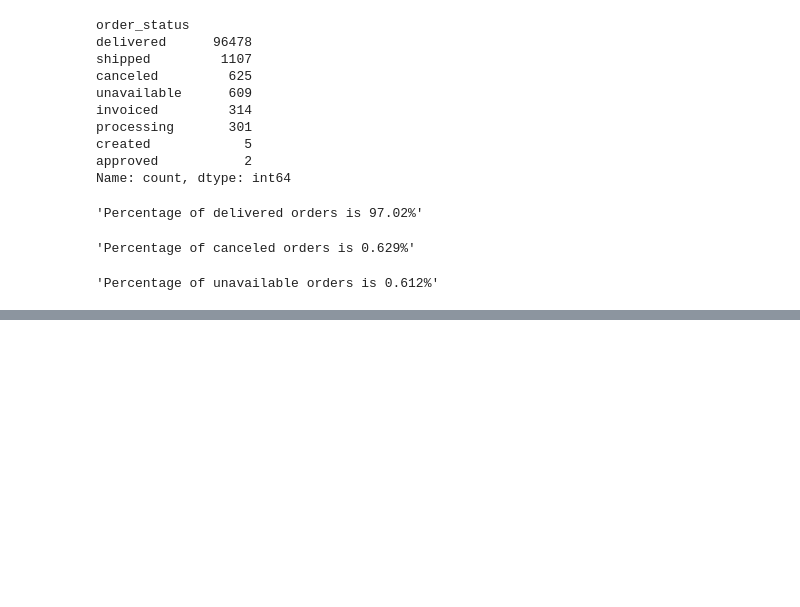
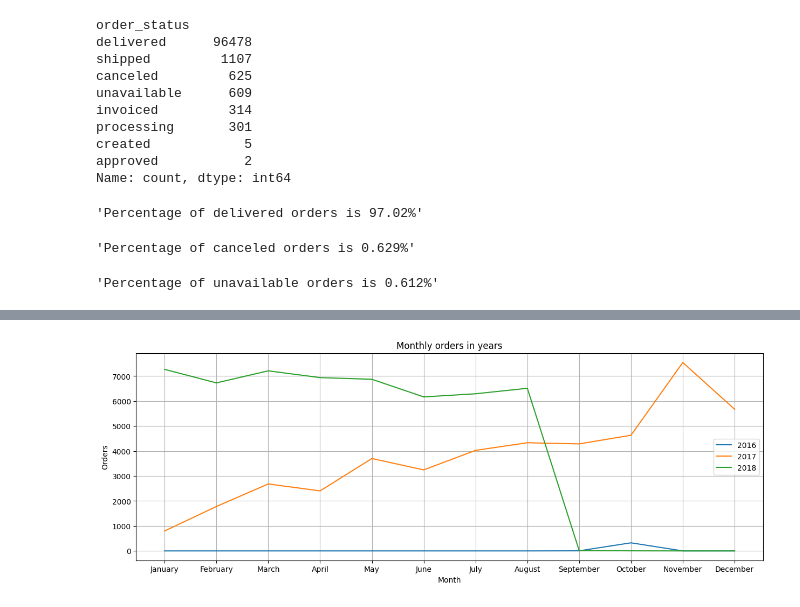
Before and after one commit to FinnMax/olist-python-eda, a Jupyter notebook: notebooks/03_EDA.ipynb, the cells around one changed output, grey strips where cells are left out. Cells and saved outputs as stored; diff of their text form; code cells hidden in the pictures; blank space fills up the shorter version.

```diff
--- a/notebooks/03_EDA.ipynb
+++ b/notebooks/03_EDA.ipynb
@@ -170,15 +171,78 @@ unavailable_orders = display(orders_status_percentage(dataset=orders_dataset, or
 # %%
 #Is the platform growing?
 #Are orders increasing or decreasing?
+orders_dataset.head()
+orders_dataset.dtypes
+orders_purchased_2016 = orders_dataset["order_purchase_timestamp"].dt.year == 2016
+orders_purchased_2017 = orders_dataset["order_purchase_timestamp"].dt.year == 2017
+orders_purchased_2018 = orders_dataset["order_purchase_timestamp"].dt.year == 2018
+
+
+yearly_sales = pd.DataFrame(
+    {
+        "Year": [2016, 2017, 2018],
+        "Orders": [
+          orders_purchased_2016.sum(),
+          orders_purchased_2017.sum(),
+          orders_purchased_2018.sum()
+        ]
+    }
+)
+
+yearly_sales["Growth (%)"] = round(yearly_sales["Orders"].pct_change() * 100, 2)
+
+
+display(yearly_sales) #Based on this it can be seen that the platform definietely growing
+
 #Are there seasonal patterns?
 #Which months are strongest?
-orders_dataset.head()
-orders_dataset.dtypes
-orders_purchased_2016 = len(orders_dataset[orders_dataset["order_purchase_timestamp"].dt.year == 2016])
-orders_purchased_2017 = len(orders_dataset[orders_dataset["order_purchase_timestamp"].dt.year == 2017])
-orders_purchased_2018 = len(orders_dataset[orders_dataset["order_purchase_timestamp"].dt.year == 2018])
+def calculate_monthly_sale(dataset, year):
+    monthly_sales = {}
+    year_sales = dataset[dataset["order_purchase_timestamp"].dt.year == year]
+    for month in range(1, 13):
+        monthly_sales[month] = (year_sales["order_purchase_timestamp"].dt.month == month).sum()
+    return monthly_sales
 
-display(f"Orders purchased in 2016: {orders_purchased_2016}")
-display(f"Orders purchased in 2017: {orders_purchased_2017}")
-display(f"Orders purchased in 2018: {orders_purchased_2018}")
+monthly_sales_2016 = calculate_monthly_sale(dataset=orders_dataset, year=2016)
+monthly_sales_2017 = calculate_monthly_sale(dataset=orders_dataset, year=2017)
+monthly_sales_2018 = calculate_monthly_sale(dataset=orders_dataset, year=2018)
+
+pd_monthly_sales = pd.DataFrame(
+    {
+    "Month": ["January", "February", "March", "April", "May", "June", "July", "August", "September", "October", "November", "December"],
+    "Sales 2016": monthly_sales_2016.values(),
+    "Sales 2017": monthly_sales_2017.values(),
+    "Sales 2018": monthly_sales_2018.values()
+    }
+)
+
+display(pd_monthly_sales)
+
+plt.figure(figsize=(15, 5))
+
+plt.plot(
+    pd_monthly_sales["Month"],
+    pd_monthly_sales["Sales 2016"],
+    label = 2016
+)
+
+plt.plot(
+    pd_monthly_sales["Month"],
+    pd_monthly_sales["Sales 2017"],
+    label = 2017
+)
+
+plt.plot(
+    pd_monthly_sales["Month"],
+    pd_monthly_sales["Sales 2018"],
+    label = 2018
+)
+
+plt.title("Monthly orders in years")
+plt.xlabel("Month")
+plt.ylabel("Orders")
+plt.legend()
+plt.grid()
+
+plt.show()
 # %% [output]
@@ -187,0 +266 @@ display(f"Orders purchased in 2018: {orders_purchased_2018}")
+[figure, added]
```
Also changed, not shown: parts of 4 cells of this notebook.
